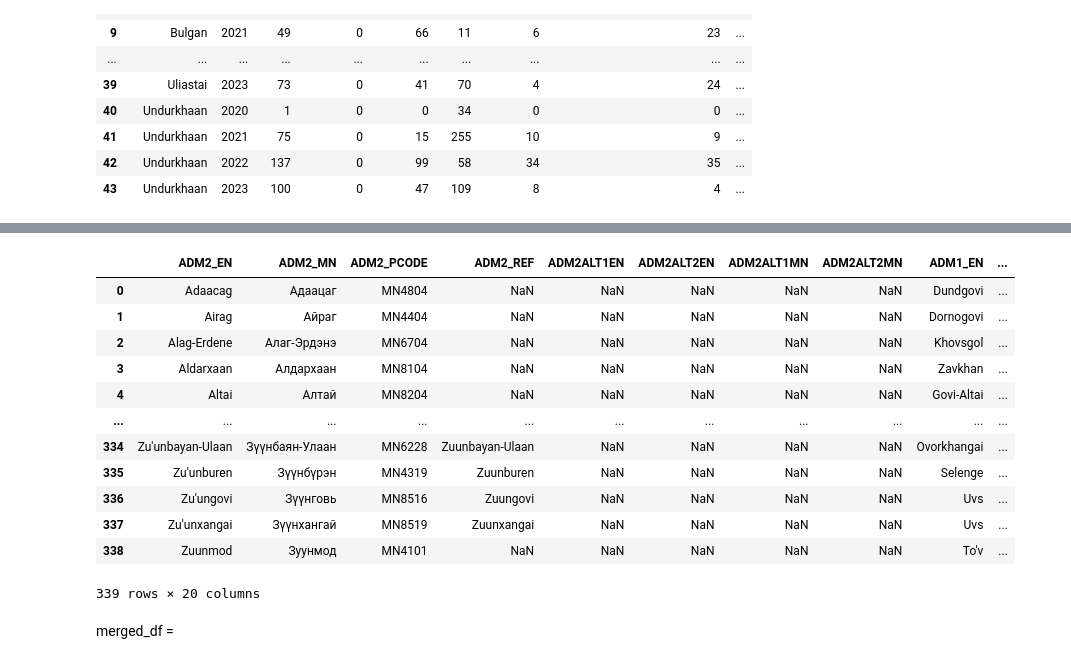
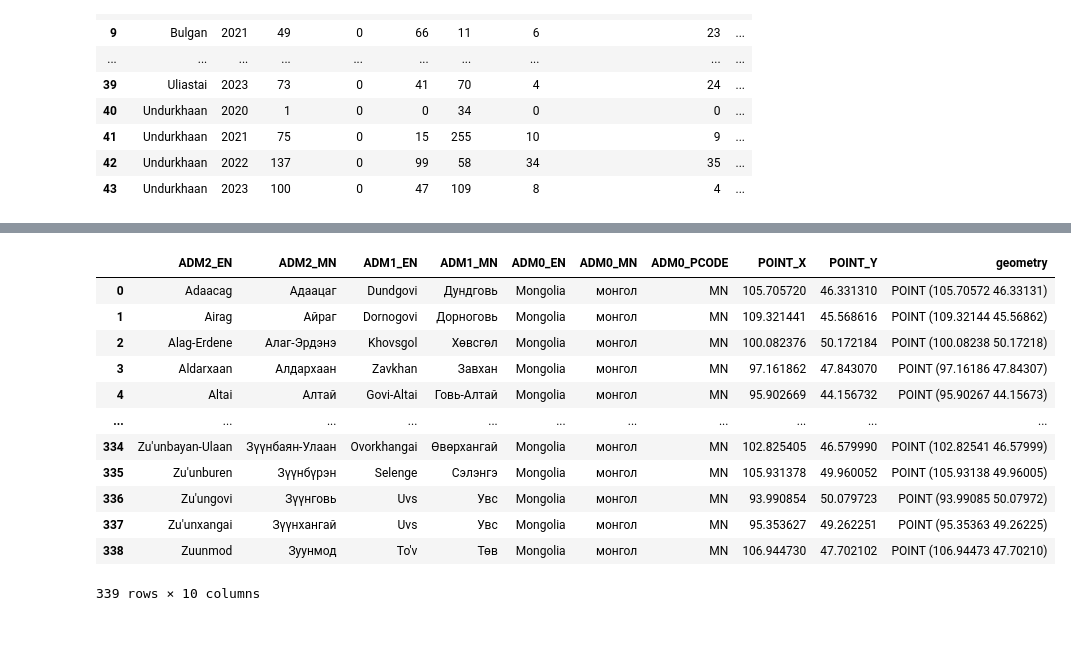
Before and after one commit to Puturbold/SOA-Breathe-Mongolia, a Jupyter notebook: Visual.ipynb, the cells around one changed output, grey strips where cells are left out. Cells and saved outputs as stored; diff of their text form; code cells hidden in the pictures; blank space fills up the shorter version.

```diff
--- a/Visual.ipynb
+++ b/Visual.ipynb
@@ -69,20 +51,20 @@ AQI_final_2023
 # %%
 mng_shp = gpd.read_file("/Users/turbold/Documents/Projects/Green Summer DS/mng-administrative-divisions-shapefiles/mng_admbndp_admALL_nso_itos_20201019.shp")
 
+mng_shp.drop(['ADM2_PCODE', 'ADM2_REF', 'ADM2ALT1EN','ADM2ALT2EN', 'ADM2ALT1MN', 'ADM2ALT2MN', 'ADM1_PCODE', 'date', 'validOn', 'validTo'], axis=1, inplace=True)
+
 mng_shp
 # %% [output]
-|  | ADM2_EN | ADM2_MN | ADM2_PCODE | ADM2_REF | ADM2ALT1EN | ADM2ALT2EN | ADM2ALT1MN | ADM2ALT2MN | ADM1_EN | ... |
-| 0 | Adaacag | Адаацаг | MN4804 | NaN | NaN | NaN | NaN | NaN | Dundgovi | ... |
-| 1 | Airag | Айраг | MN4404 | NaN | NaN | NaN | NaN | NaN | Dornogovi | ... |
-| 2 | Alag-Erdene | Алаг-Эрдэнэ | MN6704 | NaN | NaN | NaN | NaN | NaN | Khovsgol | ... |
-| 3 | Aldarxaan | Алдархаан | MN8104 | NaN | NaN | NaN | NaN | NaN | Zavkhan | ... |
-| 4 | Altai | Алтай | MN8204 | NaN | NaN | NaN | NaN | NaN | Govi-Altai | ... |
+|  | ADM2_EN | ADM2_MN | ADM1_EN | ADM1_MN | ADM0_EN | ADM0_MN | ADM0_PCODE | POINT_X | POINT_Y | geometry |
+| 0 | Adaacag | Адаацаг | Dundgovi | Дундговь | Mongolia | монгол | MN | 105.705720 | 46.331310 | POINT (105.70572 46.33131) |
+| 1 | Airag | Айраг | Dornogovi | Дорноговь | Mongolia | монгол | MN | 109.321441 | 45.568616 | POINT (109.32144 45.56862) |
+| 2 | Alag-Erdene | Алаг-Эрдэнэ | Khovsgol | Хөвсгөл | Mongolia | монгол | MN | 100.082376 | 50.172184 | POINT (100.08238 50.17218) |
+| 3 | Aldarxaan | Алдархаан | Zavkhan | Завхан | Mongolia | монгол | MN | 97.161862 | 47.843070 | POINT (97.16186 47.84307) |
+| 4 | Altai | Алтай | Govi-Altai | Говь-Алтай | Mongolia | монгол | MN | 95.902669 | 44.156732 | POINT (95.90267 44.15673) |
 | ... | ... | ... | ... | ... | ... | ... | ... | ... | ... | ... |
-| 334 | Zu'unbayan-Ulaan | Зүүнбаян-Улаан | MN6228 | Zuunbayan-Ulaan | NaN | NaN | NaN | NaN | Ovorkhangai | ... |
-| 335 | Zu'unburen | Зүүнбүрэн | MN4319 | Zuunburen | NaN | NaN | NaN | NaN | Selenge | ... |
-| 336 | Zu'ungovi | Зүүнговь | MN8516 | Zuungovi | NaN | NaN | NaN | NaN | Uvs | ... |
-| 337 | Zu'unxangai | Зүүнхангай | MN8519 | Zuunxangai | NaN | NaN | NaN | NaN | Uvs | ... |
-| 338 | Zuunmod | Зуунмод | MN4101 | NaN | NaN | NaN | NaN | NaN | To'v | ... |
+| 334 | Zu'unbayan-Ulaan | Зүүнбаян-Улаан | Ovorkhangai | Өвөрхангай | Mongolia | монгол | MN | 102.825405 | 46.579990 | POINT (102.82541 46.57999) |
+| 335 | Zu'unburen | Зүүнбүрэн | Selenge | Сэлэнгэ | Mongolia | монгол | MN | 105.931378 | 49.960052 | POINT (105.93138 49.96005) |
+| 336 | Zu'ungovi | Зүүнговь | Uvs | Увс | Mongolia | монгол | MN | 93.990854 | 50.079723 | POINT (93.99085 50.07972) |
+| 337 | Zu'unxangai | Зүүнхангай | Uvs | Увс | Mongolia | монгол | MN | 95.353627 | 49.262251 | POINT (95.35363 49.26225) |
+| 338 | Zuunmod | Зуунмод | To'v | Төв | Mongolia | монгол | MN | 106.944730 | 47.702102 | POINT (106.94473 47.70210) |
-339 rows × 20 columns
+339 rows × 10 columns
-# %% [markdown]
-merged_df =
```
Also changed, not shown: parts of 10 cells of this notebook, 5 other files.
